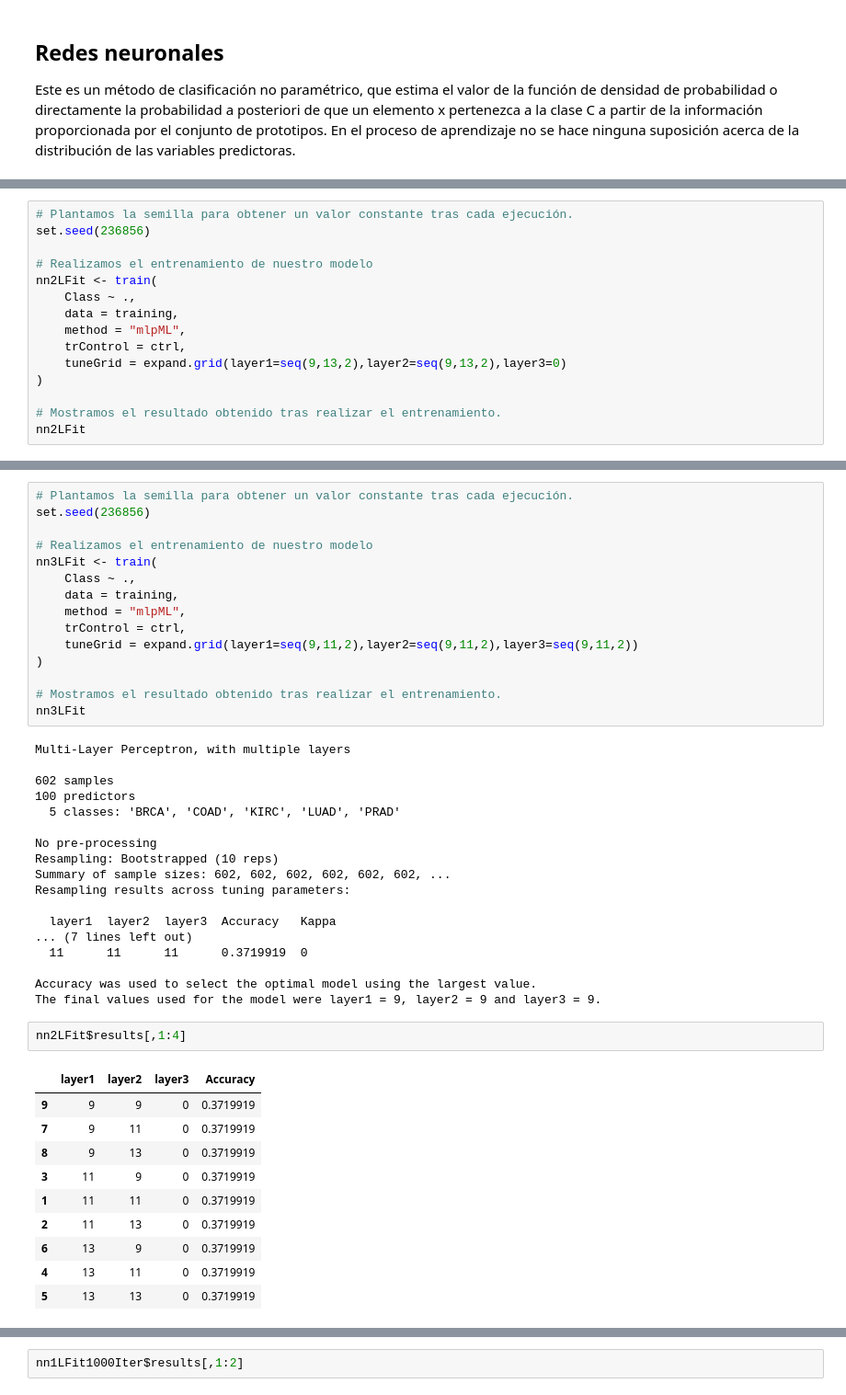
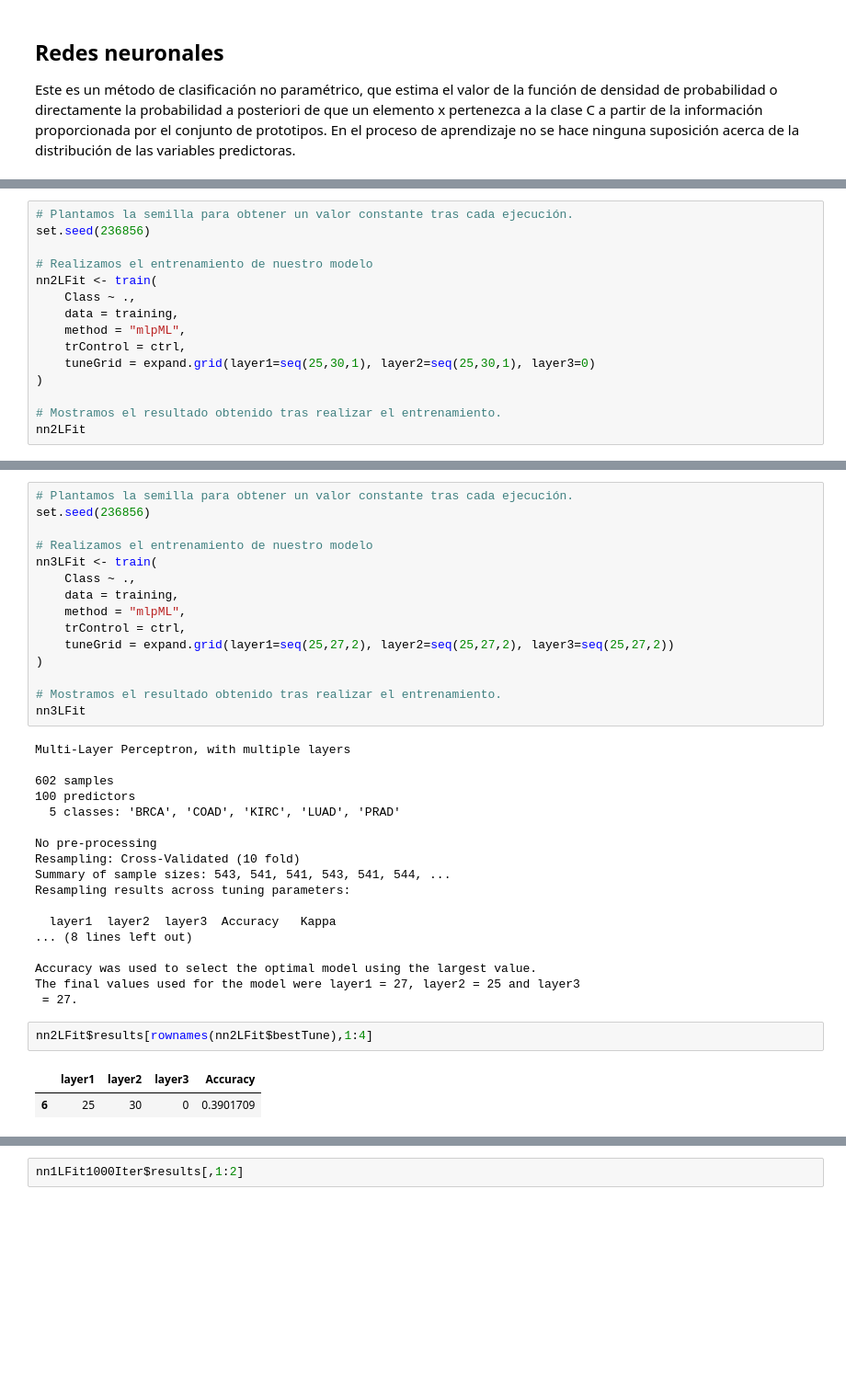
Before and after one commit to thewilly/GIISOF01-4-008-Sistemas-Inteligentes, a Jupyter notebook: aprendizaje-automatico/2018-12-26-si-aprendizaje.ipynb, the cells around one changed output, grey strips where cells are left out. Shown at 92% size. Saved outputs shown, nothing was run; the diff lists cells and outputs as text; blank space fills up the shorter version.

```diff
--- a/aprendizaje-automatico/2018-12-26-si-aprendizaje.ipynb
+++ b/aprendizaje-automatico/2018-12-26-si-aprendizaje.ipynb
@@ -208,7 +183,7 @@ nn2LFit <- train(
     data = training,
     method = "mlpML",
     trControl = ctrl,
-    tuneGrid = expand.grid(layer1=seq(9,13,2),layer2=seq(9,13,2),layer3=0)
+    tuneGrid = expand.grid(layer1=seq(25,30,1), layer2=seq(25,30,1), layer3=0)
 )
 
 # Mostramos el resultado obtenido tras realizar el entrenamiento.
@@ -258,7 +233,7 @@ nn3LFit <- train(
     data = training,
     method = "mlpML",
     trControl = ctrl,
-    tuneGrid = expand.grid(layer1=seq(9,11,2),layer2=seq(9,11,2),layer3=seq(9,11,2))
+    tuneGrid = expand.grid(layer1=seq(25,27,2), layer2=seq(25,27,2), layer3=seq(25,27,2))
 )
 
 # Mostramos el resultado obtenido tras realizar el entrenamiento.
@@ -271,27 +246,19 @@ Multi-Layer Perceptron, with multiple layers
   5 classes: 'BRCA', 'COAD', 'KIRC', 'LUAD', 'PRAD'
 
 No pre-processing
-Resampling: Bootstrapped (10 reps)
-Summary of sample sizes: 602, 602, 602, 602, 602, 602, ...
+Resampling: Cross-Validated (10 fold)
+Summary of sample sizes: 543, 541, 541, 543, 541, 544, ...
 Resampling results across tuning parameters:
 
   layer1  layer2  layer3  Accuracy   Kappa
-... (7 lines left out)
-  11      11      11      0.3719919  0
+... (8 lines left out)
 
 Accuracy was used to select the optimal model using the largest value.
-The final values used for the model were layer1 = 9, layer2 = 9 and layer3 = 9.
+The final values used for the model were layer1 = 27, layer2 = 25 and layer3
+ = 27.
 # %%
-nn2LFit$results[,1:4]
+nn2LFit$results[rownames(nn2LFit$bestTune),1:4]
 # %% [output]
 |  | layer1 | layer2 | layer3 | Accuracy |
-| 9 | 9 | 9 | 0 | 0.3719919 |
-| 7 | 9 | 11 | 0 | 0.3719919 |
-| 8 | 9 | 13 | 0 | 0.3719919 |
-| 3 | 11 | 9 | 0 | 0.3719919 |
-| 1 | 11 | 11 | 0 | 0.3719919 |
-| 2 | 11 | 13 | 0 | 0.3719919 |
-| 6 | 13 | 9 | 0 | 0.3719919 |
-| 4 | 13 | 11 | 0 | 0.3719919 |
-| 5 | 13 | 13 | 0 | 0.3719919 |
+| 6 | 25 | 30 | 0 | 0.3901709 |
 # %%
```
Also changed, not shown: parts of 27 cells of this notebook.
